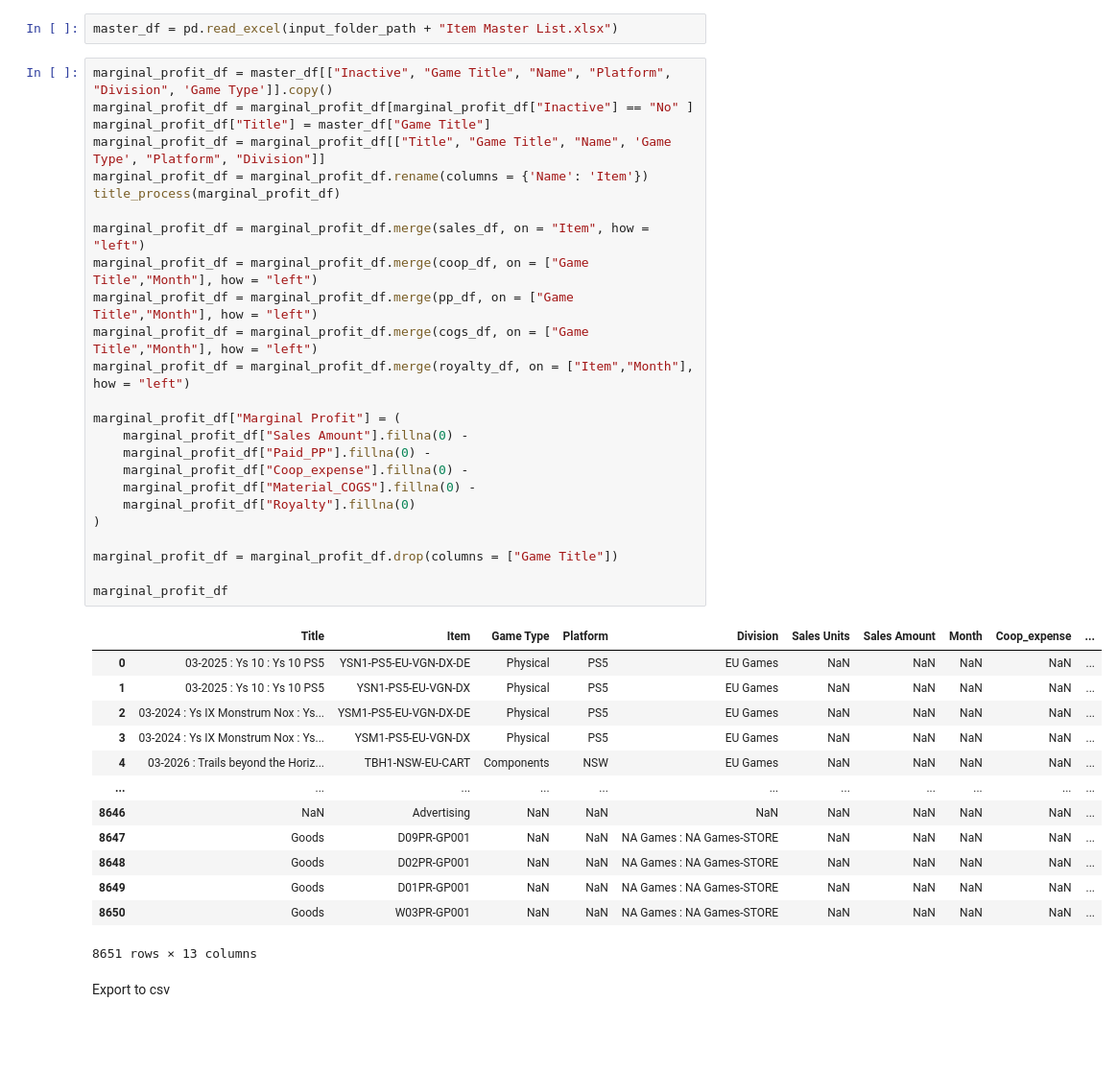
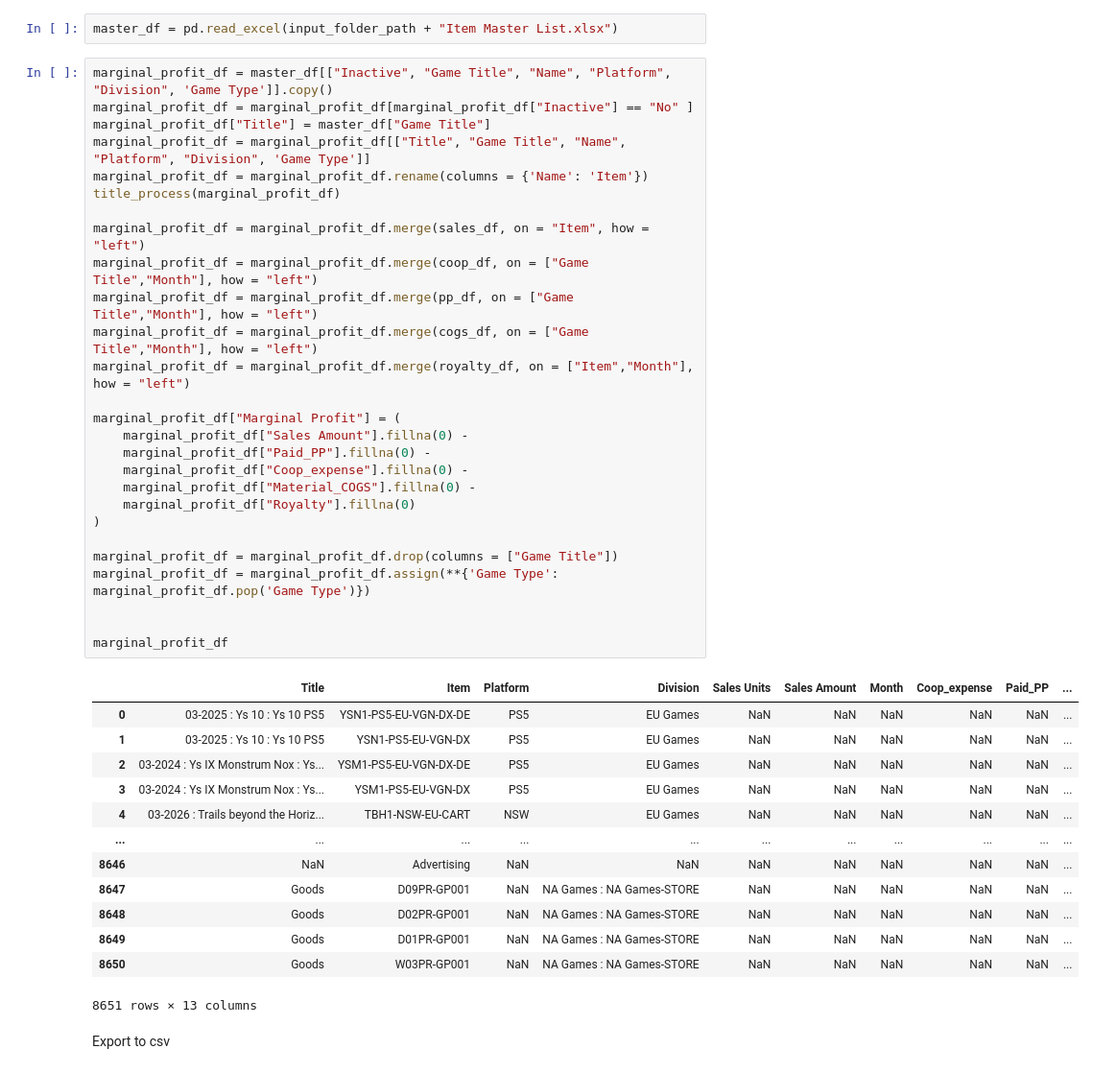
Before and after one commit to dentsusoken-usa/NIS-America-BI-Report, a Jupyter notebook: Data Process.ipynb, the cells around one changed output. Shown at 96% size. Drawn from its saved outputs; the diff is of its cells as text; blank space fills up the shorter version.

Commit message:
Changed game type location

```diff
--- a/Data Process.ipynb
+++ b/Data Process.ipynb
@@ -217,41 +217,43 @@ master_df = pd.read_excel(input_folder_path + "Item Master List.xlsx")
 # %%
 marginal_profit_df = master_df[["Inactive", "Game Title", "Name", "Platform", "Division", 'Game Type']].copy()
 marginal_profit_df = marginal_profit_df[marginal_profit_df["Inactive"] == "No" ]
 marginal_profit_df["Title"] = master_df["Game Title"]
-marginal_profit_df = marginal_profit_df[["Title", "Game Title", "Name", 'Game Type', "Platform", "Division"]]
+marginal_profit_df = marginal_profit_df[["Title", "Game Title", "Name",  "Platform", "Division", 'Game Type']]
 marginal_profit_df = marginal_profit_df.rename(columns = {'Name': 'Item'})
 title_process(marginal_profit_df)
 
 marginal_profit_df = marginal_profit_df.merge(sales_df, on = "Item", how = "left")
 marginal_profit_df = marginal_profit_df.merge(coop_df, on = ["Game Title","Month"], how = "left")
 marginal_profit_df = marginal_profit_df.merge(pp_df, on = ["Game Title","Month"], how = "left")
 marginal_profit_df = marginal_profit_df.merge(cogs_df, on = ["Game Title","Month"], how = "left")
 marginal_profit_df = marginal_profit_df.merge(royalty_df, on = ["Item","Month"], how = "left")
 
 marginal_profit_df["Marginal Profit"] = (
     marginal_profit_df["Sales Amount"].fillna(0) -
     marginal_profit_df["Paid_PP"].fillna(0) -
     marginal_profit_df["Coop_expense"].fillna(0) -
     marginal_profit_df["Material_COGS"].fillna(0) -
     marginal_profit_df["Royalty"].fillna(0)
 )
 
 marginal_profit_df = marginal_profit_df.drop(columns = ["Game Title"])
+marginal_profit_df = marginal_profit_df.assign(**{'Game Type': marginal_profit_df.pop('Game Type')})
+
 
 marginal_profit_df
 # %% [output]
-|  | Title | Item | Game Type | Platform | Division | Sales Units | Sales Amount | Month | Coop_expense | ... |
-| 0 | 03-2025 : Ys 10 : Ys 10 PS5 | YSN1-PS5-EU-VGN-DX-DE | Physical | PS5 | EU Games | NaN | NaN | NaN | NaN | ... |
-| 1 | 03-2025 : Ys 10 : Ys 10 PS5 | YSN1-PS5-EU-VGN-DX | Physical | PS5 | EU Games | NaN | NaN | NaN | NaN | ... |
-| 2 | 03-2024 : Ys IX Monstrum Nox : Ys... | YSM1-PS5-EU-VGN-DX-DE | Physical | PS5 | EU Games | NaN | NaN | NaN | NaN | ... |
-| 3 | 03-2024 : Ys IX Monstrum Nox : Ys... | YSM1-PS5-EU-VGN-DX | Physical | PS5 | EU Games | NaN | NaN | NaN | NaN | ... |
-| 4 | 03-2026 : Trails beyond the Horiz... | TBH1-NSW-EU-CART | Components | NSW | EU Games | NaN | NaN | NaN | NaN | ... |
+|  | Title | Item | Platform | Division | Sales Units | Sales Amount | Month | Coop_expense | Paid_PP | ... |
+| 0 | 03-2025 : Ys 10 : Ys 10 PS5 | YSN1-PS5-EU-VGN-DX-DE | PS5 | EU Games | NaN | NaN | NaN | NaN | NaN | ... |
+| 1 | 03-2025 : Ys 10 : Ys 10 PS5 | YSN1-PS5-EU-VGN-DX | PS5 | EU Games | NaN | NaN | NaN | NaN | NaN | ... |
+| 2 | 03-2024 : Ys IX Monstrum Nox : Ys... | YSM1-PS5-EU-VGN-DX-DE | PS5 | EU Games | NaN | NaN | NaN | NaN | NaN | ... |
+| 3 | 03-2024 : Ys IX Monstrum Nox : Ys... | YSM1-PS5-EU-VGN-DX | PS5 | EU Games | NaN | NaN | NaN | NaN | NaN | ... |
+| 4 | 03-2026 : Trails beyond the Horiz... | TBH1-NSW-EU-CART | NSW | EU Games | NaN | NaN | NaN | NaN | NaN | ... |
 | ... | ... | ... | ... | ... | ... | ... | ... | ... | ... | ... |
 | 8646 | NaN | Advertising | NaN | NaN | NaN | NaN | NaN | NaN | NaN | ... |
-| 8647 | Goods | D09PR-GP001 | NaN | NaN | NA Games : NA Games-STORE | NaN | NaN | NaN | NaN | ... |
-| 8648 | Goods | D02PR-GP001 | NaN | NaN | NA Games : NA Games-STORE | NaN | NaN | NaN | NaN | ... |
-| 8649 | Goods | D01PR-GP001 | NaN | NaN | NA Games : NA Games-STORE | NaN | NaN | NaN | NaN | ... |
-| 8650 | Goods | W03PR-GP001 | NaN | NaN | NA Games : NA Games-STORE | NaN | NaN | NaN | NaN | ... |
+| 8647 | Goods | D09PR-GP001 | NaN | NA Games : NA Games-STORE | NaN | NaN | NaN | NaN | NaN | ... |
+| 8648 | Goods | D02PR-GP001 | NaN | NA Games : NA Games-STORE | NaN | NaN | NaN | NaN | NaN | ... |
+| 8649 | Goods | D01PR-GP001 | NaN | NA Games : NA Games-STORE | NaN | NaN | NaN | NaN | NaN | ... |
+| 8650 | Goods | W03PR-GP001 | NaN | NA Games : NA Games-STORE | NaN | NaN | NaN | NaN | NaN | ... |
 8651 rows × 13 columns
 # %% [markdown]
 Export to csv
```
Also changed, not shown: 1 other file.
